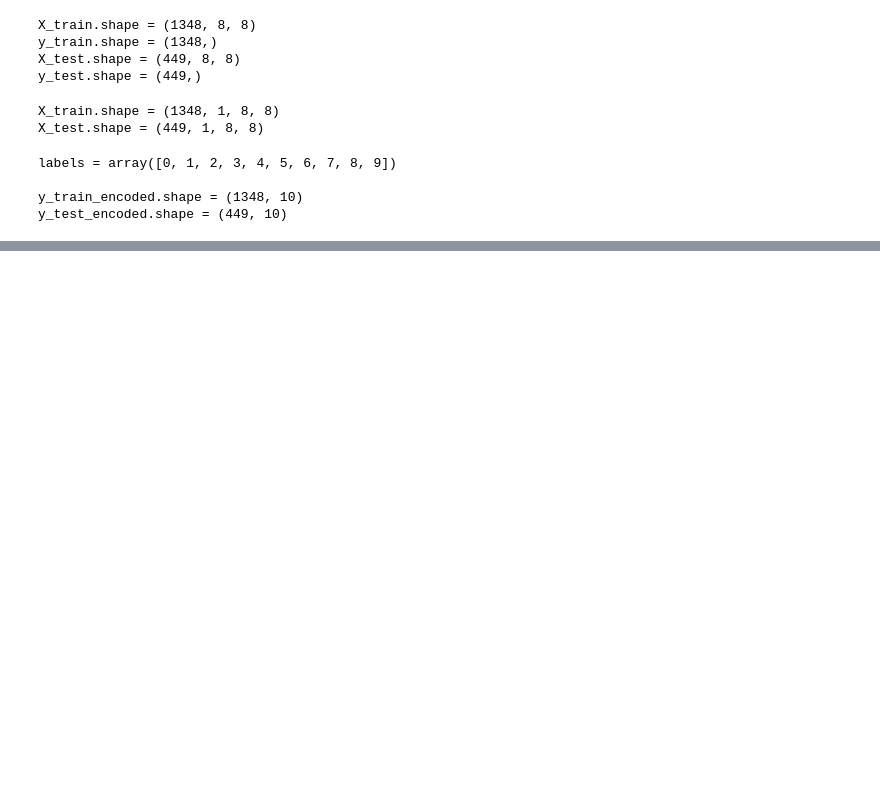
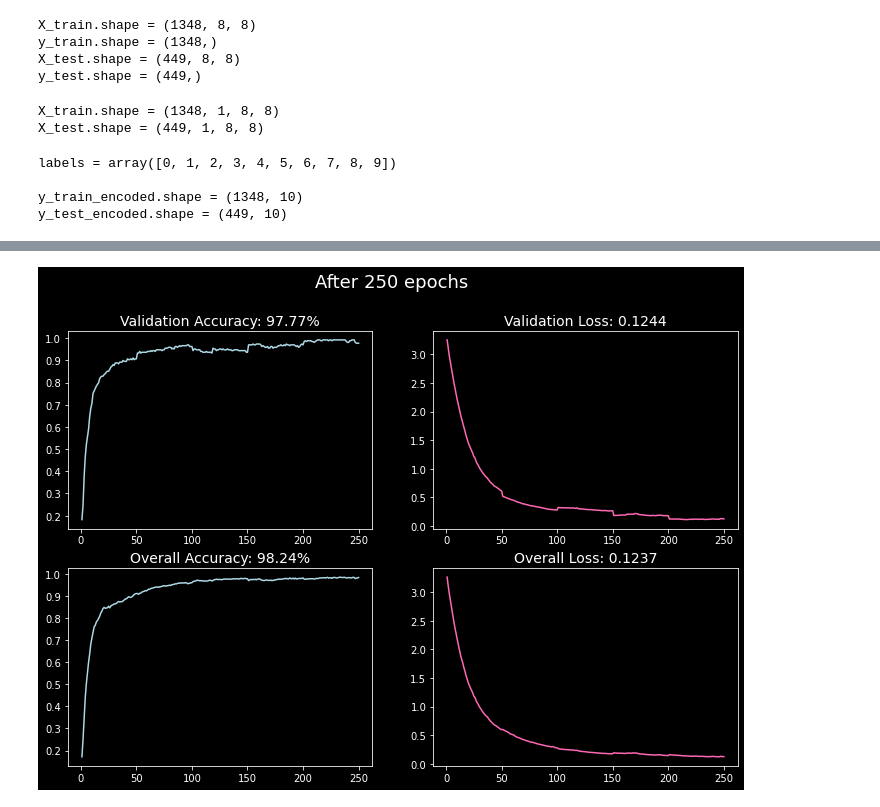
Before and after one commit to mkpro118/CS-539-project, a Jupyter notebook: Convolutional Example.ipynb, the cells around one changed output, grey strips where cells are left out. Cells and saved outputs as stored; diff of their text form; code cells hidden in the pictures; blank space fills up the shorter version.

```diff
--- a/Convolutional Example.ipynb
+++ b/Convolutional Example.ipynb
@@ -129,13 +128,67 @@ from neural_network.model_selection import KFold
 kf = KFold(n_splits=5)
 # %%
 # Train the model with Cross Validation
+from IPython.display import display, clear_output
+clear_output(wait=False)
+
+fig, ((ax1, ax2), (ax3, ax4)) = plt.subplots(2, 2, figsize=(12, 8))
+
+ax1.set_title('Validation Accuracy')
+ax2.set_title('Validation Loss')
+ax3.set_title('Overall Accuracy')
+ax4.set_title('Overall Loss')
+
+for ax in (ax1, ax3):
+    ax.set_ylabel('Accuracy')
+for ax in (ax2, ax4):
+    ax.set_ylabel('Loss')
+for ax in (ax1, ax3, ax3, ax4):
+    ax.set_xlabel('Epochs')
+
+overall_accuracy = []
+overall_loss = []
+validation_accuracy = []
+validation_loss = []
+
+update_frequency = 5
+count = 0
+
 for train, validate in kf.split(X_train):
-    net.fit(
+    for data in net.fit(
         X_train[train],
         y_train_encoded[train],
         epochs=50,
         batch_size=128,
         validation_data=(X_train[validate], y_train_encoded[validate]),
-        verbose=False # The output is huge otherwise
-    )
+        verbose=False, # The output is huge otherwise
+        get_trainer=True, # Get trainer generator instead of training
+    ):
+        overall_accuracy.append(data['overall']['accuracy'])
+        overall_loss.append(data['overall']['loss'])
+        validation_accuracy.append(data['validation']['accuracy'])
+        validation_loss.append(data['validation']['loss'])
+        count += 1
+
+        if count % update_frequency != 0:
+            continue
+
+        fig.suptitle(f'After {count} epochs', fontsize=18)
+
+        for ax in (ax1, ax2, ax3, ax4):
+            ax.cla()
+
+        ax1.plot(np.arange(len(validation_accuracy)) + 1, validation_accuracy, color='lightblue')
+        ax1.set_title(f'Validation Accuracy: {np.around(validation_accuracy[-1] * 100, 2)}%', fontsize=14)
+        ax2.plot(np.arange(len(validation_loss)) + 1, validation_loss, color='hotpink')
+        ax2.set_title(f'Validation Loss: {np.around(validation_loss[-1], 4)}', fontsize=14)
+        ax3.plot(np.arange(len(overall_accuracy)) + 1, overall_accuracy, color='lightblue')
+        ax3.set_title(f'Overall Accuracy: {np.around(overall_accuracy[-1] * 100, 2)}%', fontsize=14)
+        ax4.plot(np.arange(len(overall_loss)) + 1, overall_loss, color='hotpink')
+        ax4.set_title(f'Overall Loss: {np.around(overall_loss[-1], 4)}', fontsize=14)
+
+        clear_output(wait=False)
+        display(fig)
+        plt.pause(0.1)
+# %% [output]
+[figure, added]
 # %%
```
Also changed, not shown: parts of 8 cells of this notebook.
